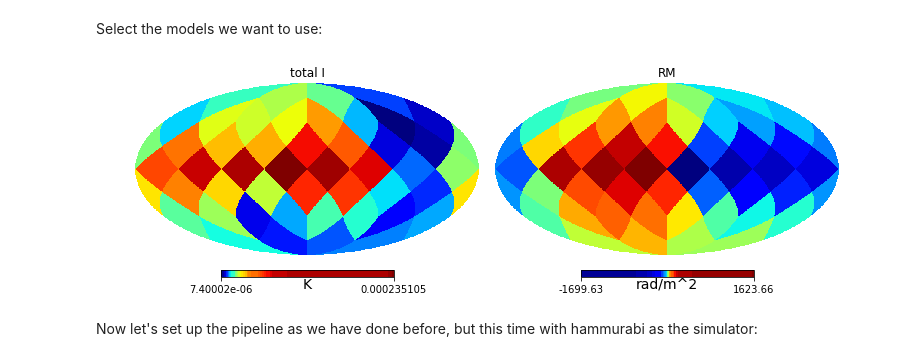
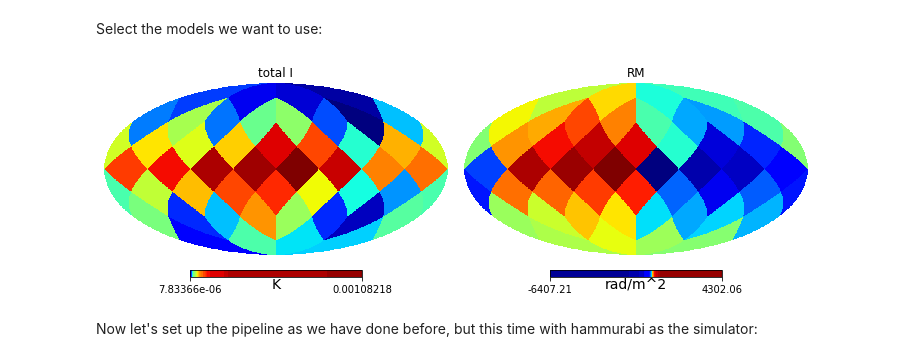
Before and after one commit to IMAGINE-Consortium/imagine, a Jupyter notebook: tutorials/tutorial_five.ipynb, the cells around one changed output. Cells and saved outputs as stored; diff of their text form; code cells hidden in the pictures.

```diff
--- a/tutorials/tutorial_five.ipynb
+++ b/tutorials/tutorial_five.ipynb
@@ -62,7 +59,7 @@ nside=2
 npix=12*nside**2
 ## All of the other hammurabi parameters are in here, set up for
 ##  both a regular and low-res random grid:
-xmlpath = './params_hammurabi_regRand.xml'
+xmlpath = './template.xml'
 
 ## An empty measurement set to define what we want:
 trigger = Measurements()
@@ -78,9 +75,9 @@ observable {}
 # %% [markdown]
 Select the models we want to use:
 # %%
-# BregWMAP field
+# BregLSA field
 paramlist={'b0':3, 'psi0': 27.0, 'psi1': 0.9, 'chi0': 25.0}
-breg_wmap = BregWMAP(paramlist, 1)
+breg_lsa = BregLSA(paramlist, 1)
 
 # CREAna field
 paramlist = {'alpha': 3.0, 'beta': 0.0, 'theta': 0.0,
@@ -90,40 +87,42 @@ cre_ana = CREAna(paramlist, 1)
 
 # FEregYMW16 field
 paramlist = dict()
-fereg_ymw16 = FEregYMW16(paramlist, 1)
+tereg_ymw16 = TEregYMW16(paramlist, 1)
 
 ## Random field
-paramlist = {'rms': 3., 'k0': 0.5, 'a0': 1.7, 'rho': 0.5, 'r0': 8., 'z0': 1.}
+paramlist = {'rms': 3., 'k0': 0.5, 'a0': 1.7,
+             'k1': 0.5, 'a1': 0.0,
+             'rho': 0.5, 'r0': 8., 'z0': 1.}
 brnd_es = BrndES(paramlist, 1)
 # %%
 ## Generate mock data (run hammurabi)
-outputs = mocker([breg_wmap, brnd_es, cre_ana, fereg_ymw16])
+outputs = mocker([breg_lsa, brnd_es, cre_ana, tereg_ymw16])
 ## Collect the outputs
-mockedI = outputs[('sync', '23', str(nside), 'I')].to_global_data()
-mockedRM = outputs[('fd', 'nan', str(nside), 'nan')].to_global_data()
+mockedI = outputs[('sync', '23', str(nside), 'I')].data
+mockedRM = outputs[('fd', 'nan', str(nside), 'nan')].data
 dm=np.mean(mockedI)
 dv=np.std(mockedI)
 ## Add some noise that's just proportional to the average sync I by the factor err
 err=0.01
 dataI = np.vstack([mockedI + np.random.normal(loc=0.,scale=err*dm,size=12*nside**2)])
 ## Just 0.01*50 rad/m^2 of error for noise.
 dataRM = np.vstack([mockedRM + np.random.normal(loc=0.,scale=err*50.,size=12*nside**2)])
 
 mock_data = Measurements()
 mock_data.append(('sync', '23', str(nside), 'I'), dataI)
 mock_data.append(('fd', 'nan', str(nside), 'nan'), dataRM)
 
 ## Diagonal covariances that only include the noise
 mock_cov = Covariances()
 mock_cov.append(('sync', '23', str(nside), 'I'), ((err*dm)**2) * np.eye(12*nside**2) )
 mock_cov.append(('fd', 'nan', str(nside), 'nan'), ((err*50.)**2) * np.eye(12*nside**2) )
 
 ## Get the data back out in a plottable format, ie. undo the vstack with an hstack
 matplotlib.rcParams['figure.figsize'] = (10.0, 4.0)
 hp.mollview(np.hstack(dataI), norm='hist', cmap='jet',sub=(1,2,1),title="total I",unit='K')
 hp.mollview(np.hstack(dataRM), norm='hist', cmap='jet',sub=(1,2,2),title="RM",unit='rad/m^2')
 # %% [output]
-[figure, old version]
+[figure, new version]
 # %% [markdown]
 Now let's set up the pipeline as we have done before, but this time with hammurabi as the simulator:
 # %%
```
Also changed, not shown: parts of 10 cells of this notebook, 7 other files.
